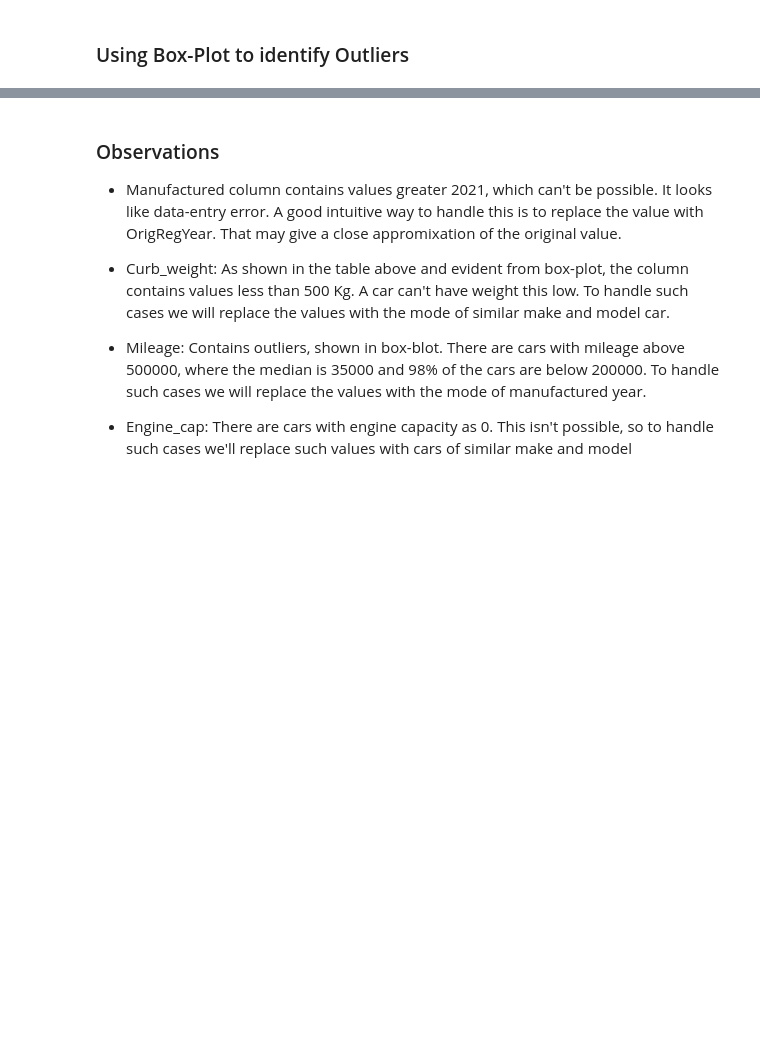
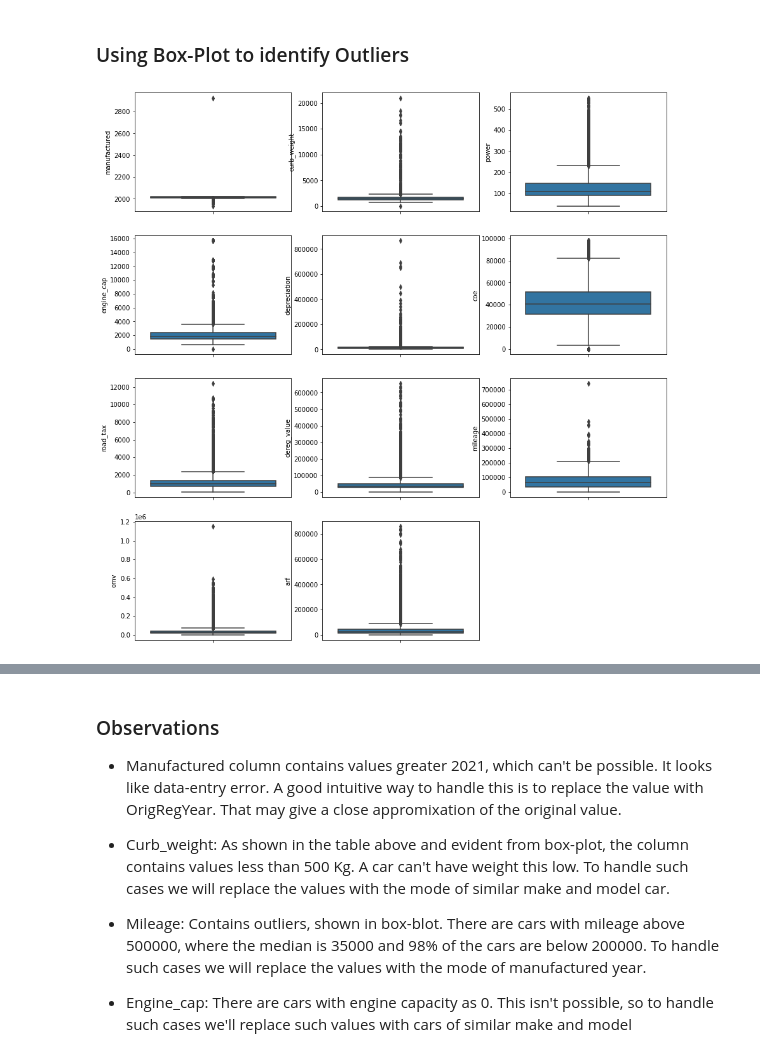
Before and after one commit to KrishnaKumarHariprasannan/cs5228-kpp, a Jupyter notebook: notebooks/eda.ipynb, the cells around one changed output, grey strips where cells are left out. Saved outputs shown, nothing was run; the diff lists cells and outputs as text; code cells hidden in the pictures; blank space fills up the shorter version.

```diff
--- a/notebooks/eda.ipynb
+++ b/notebooks/eda.ipynb
@@ -37,14 +60,35 @@ train.describe()[['manufactured', 'curb_weight', 'power', 'engine_cap', 'depreci
 # %% [markdown]
 ### Using Box-Plot to identify Outliers
 # %%
-plt.figure(figsize=(15,20))
+plt.figure(figsize=(15, 20))
 numeric_cols = train.select_dtypes([np.number]).columns
-cols = ['manufactured', 'curb_weight', 'power', 'engine_cap', 'depreciation', 'coe', 'road_tax', 'arf', 'price']
-cols = ['manufactured',
-        'curb_weight', 'power', 'engine_cap', 'depreciation', 'coe', 'road_tax',
-                'dereg_value', 'mileage', 'omv', 'arf'
-       ]
+cols = [
+    "manufactured",
+    "curb_weight",
+    "power",
+    "engine_cap",
+    "depreciation",
+    "coe",
+    "road_tax",
+    "arf",
+    "price",
+]
+cols = [
+    "manufactured",
+    "curb_weight",
+    "power",
+    "engine_cap",
+    "depreciation",
+    "coe",
+    "road_tax",
+    "dereg_value",
+    "mileage",
+    "omv",
+    "arf",
+]
 for i, col in enumerate(cols):
-    plt.subplot(5, 3, i+1)
+    plt.subplot(5, 3, i + 1)
     sns.boxplot(data=train, y=col)
+# %% [output]
+[figure, added]
 # %%
```
Also changed, not shown: parts of 13 cells of this notebook, 13 other files.
